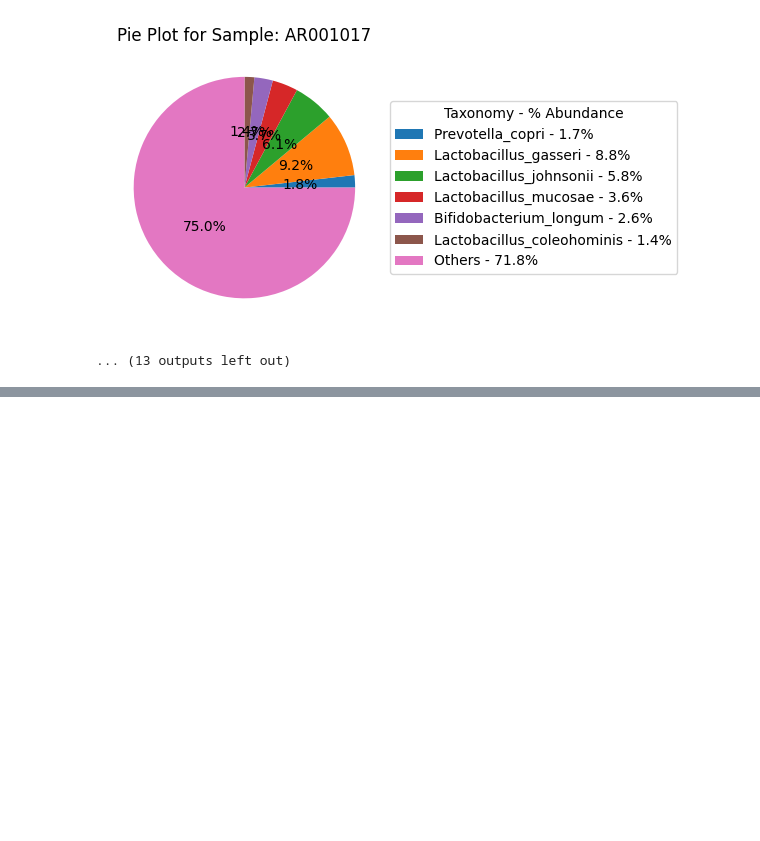
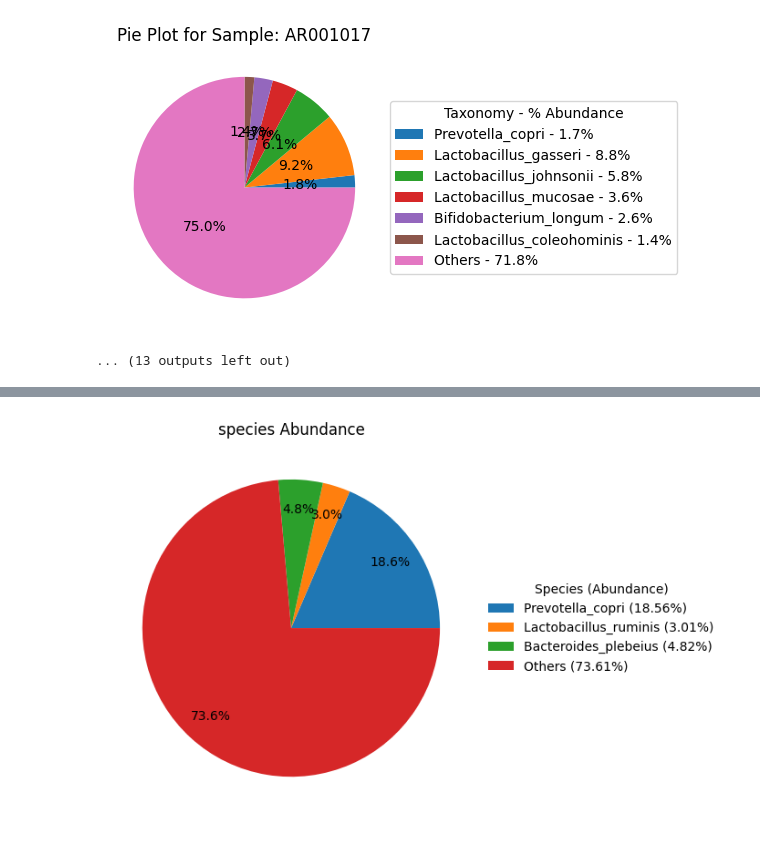
Before and after one commit to ParthDoshi97/Metagenomic_Data_analysis, a Jupyter notebook: Taxnomy_plot.ipynb, the cells around one changed output, grey strips where cells are left out. Drawn from its saved outputs; the diff is of its cells as text; code cells hidden in the pictures; blank space fills up the shorter version.

```diff
--- a/Taxnomy_plot.ipynb
+++ b/Taxnomy_plot.ipynb
@@ -177,0 +272,44 @@ for sample in unique_samples_s:
+# %%
+
+
+# Assuming phylum_data is your data frame with the necessary structure
+
+species= species_data.iloc[:, 0].values
+
+# Get total abundances
+abundances = species_data.iloc[:, 1:].sum(axis=1).values
+
+# Create dataframe
+species_total_abundance = pd.DataFrame({'Species': species, 'Abundance': abundances})
+
+# Filter abundances
+species_total_abundance = species_total_abundance[species_total_abundance['Abundance'] >= 0.5]
+
+# adding Explode
+explode = []
+for i, row in species_total_abundance.iterrows():
+    if row['Abundance'] < 0.5:
+        explode.append(0.1)
+    else:
+        explode.append(0)
+
+
+# Plot pie chart
+fig, ax = plt.subplots()
+wedges, texts, autotexts = ax.pie(species_total_abundance['Abundance'], autopct= lambda p: '{:.1f}%'.format(p) if p >= 1 else '', explode=explode, pctdistance=0.8)
+
+# Get total abundance
+total = species_total_abundance['Abundance'].sum()
+
+# Calculate percentages
+percentages = species_total_abundance['Abundance'] / total * 100
+
+
+# Create labels
+legend_labels = [f"{taxonomy} ({p:.2f}%)" for taxonomy, p in zip(species_total_abundance['Species'], percentages)]
+plt.legend(legend_labels, title='Species (Abundance)', loc='center left', bbox_to_anchor=(1, 0.5), frameon= False)
+plt.title("species Abundance")
+plt.tight_layout()
+plt.show()
+# %% [output]
+[figure, added]
```
Also changed, not shown: parts of 4 cells of this notebook, 3 other files.
